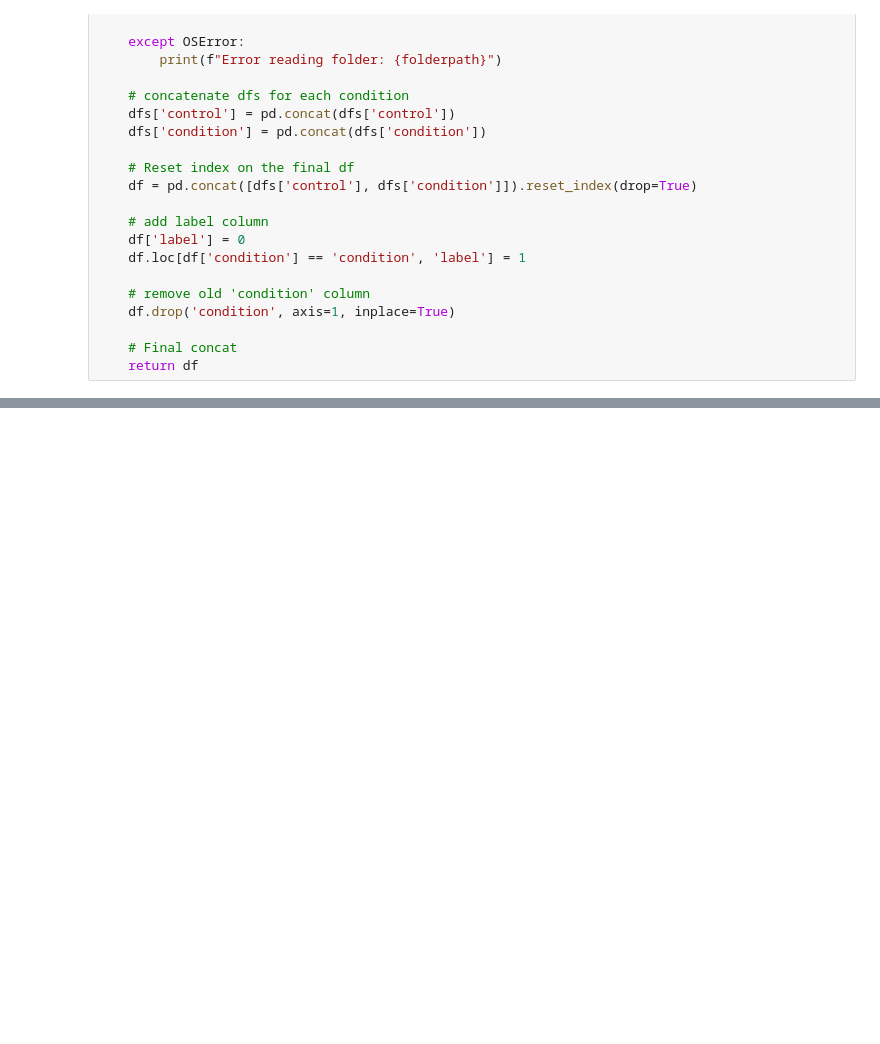
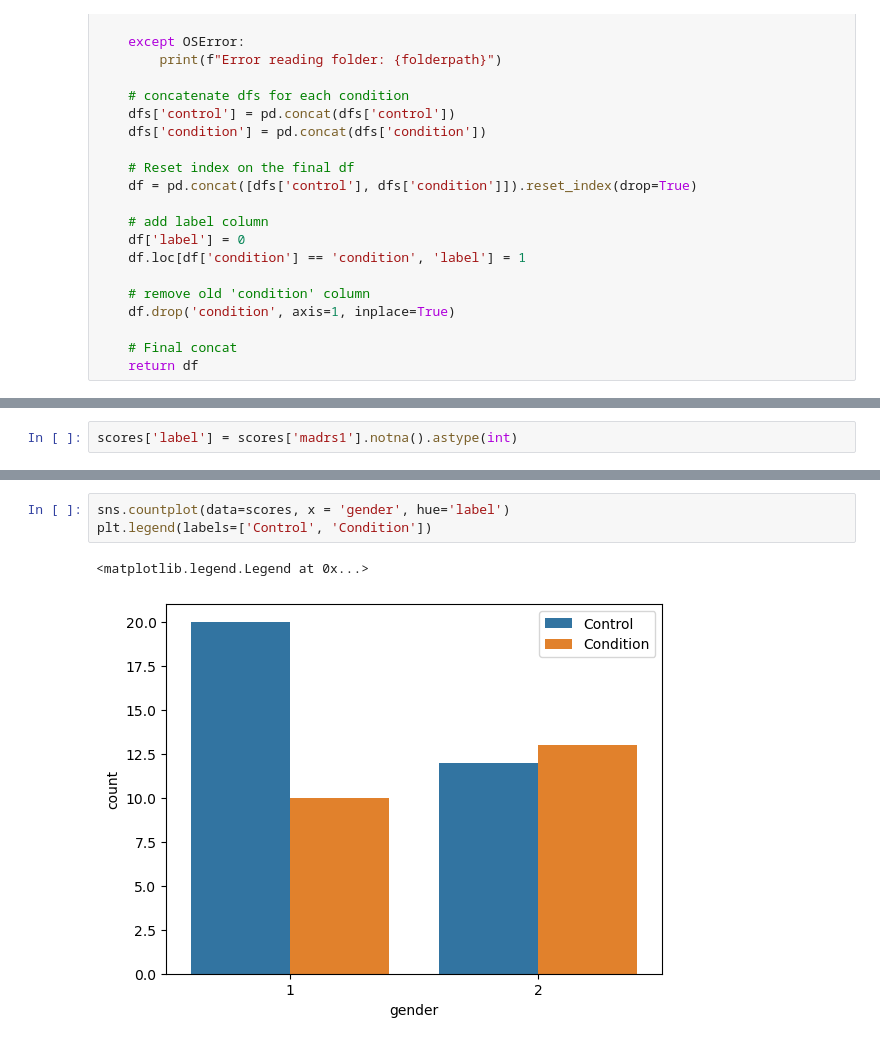
Before and after one commit to zoonalink/IGP-5, a Jupyter notebook: Tom/EDA - Basic Figures.ipynb, the cells around one changed output, grey strips where cells are left out. Saved outputs shown, nothing was run; the diff lists cells and outputs as text; blank space fills up the shorter version.

```diff
--- a/Tom/EDA - Basic Figures.ipynb
+++ b/Tom/EDA - Basic Figures.ipynb
@@ -81,0 +198,2 @@ def extract_folder(folderpath, add_scores=False, downsample=None):
+# %%
+scores['label'] = scores['madrs1'].notna().astype(int)
@@ -81,0 +220,6 @@ def extract_folder(folderpath, add_scores=False, downsample=None):
+# %%
+sns.countplot(data=scores, x = 'gender', hue='label')
+plt.legend(labels=['Control', 'Condition'])
+# %% [output]
+<matplotlib.legend.Legend at 0x...>
+[figure, added]
```
Also changed, not shown: parts of 12 cells of this notebook, 5 other files.
